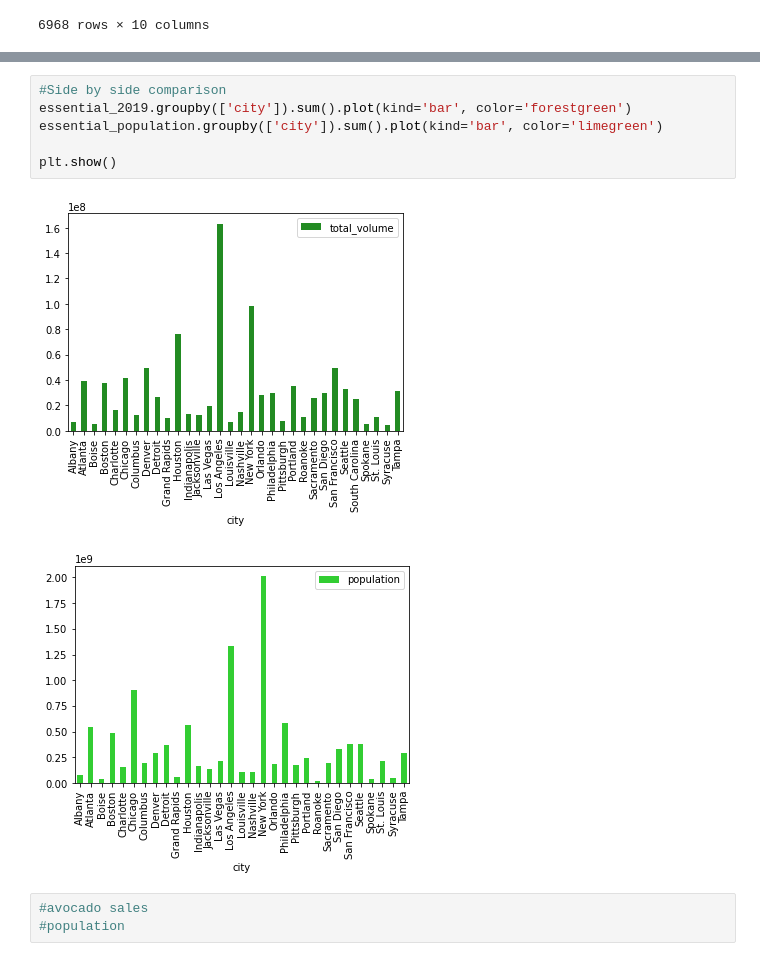
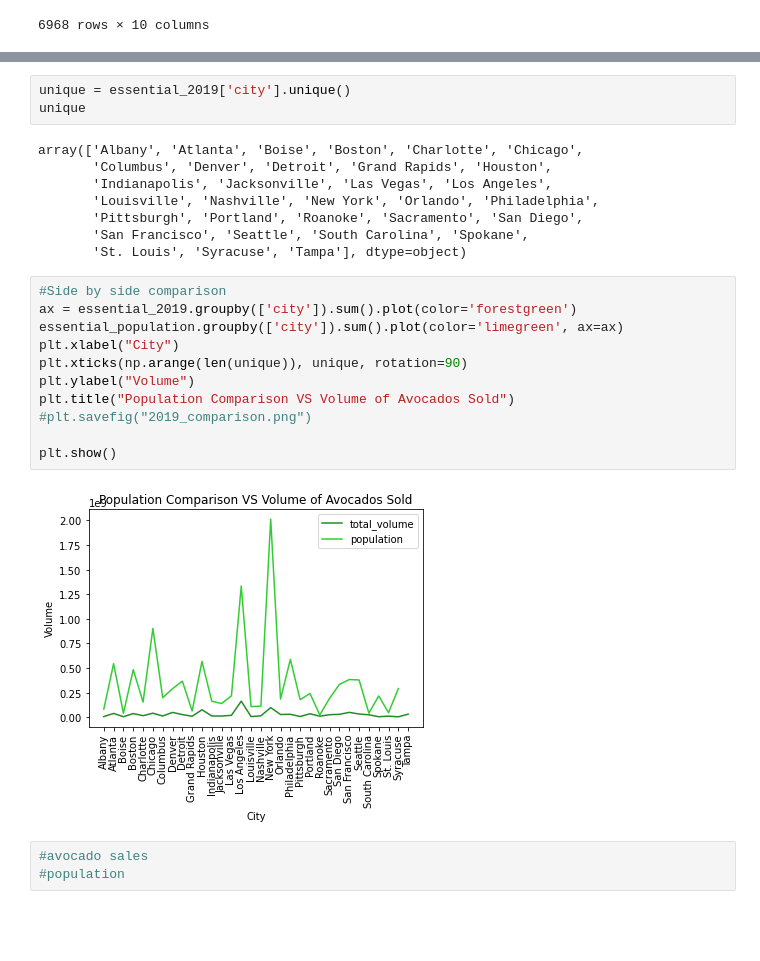
Before and after one commit to efennie/project_one, a Jupyter notebook: Question_1_update.ipynb, the cells around one changed output, grey strips where cells are left out. Saved outputs shown, nothing was run; the diff lists cells and outputs as text; blank space fills up the shorter version.

```diff
--- a/Question_1_update.ipynb
+++ b/Question_1_update.ipynb
@@ -231,12 +231,27 @@ plt.show()
+# %%
+unique = essential_2019['city'].unique()
+unique
+# %% [output]
+array(['Albany', 'Atlanta', 'Boise', 'Boston', 'Charlotte', 'Chicago',
+       'Columbus', 'Denver', 'Detroit', 'Grand Rapids', 'Houston',
+       'Indianapolis', 'Jacksonville', 'Las Vegas', 'Los Angeles',
+       'Louisville', 'Nashville', 'New York', 'Orlando', 'Philadelphia',
+       'Pittsburgh', 'Portland', 'Roanoke', 'Sacramento', 'San Diego',
+       'San Francisco', 'Seattle', 'South Carolina', 'Spokane',
+       'St. Louis', 'Syracuse', 'Tampa'], dtype=object)
 # %%
 #Side by side comparison
-essential_2019.groupby(['city']).sum().plot(kind='bar', color='forestgreen')
-essential_population.groupby(['city']).sum().plot(kind='bar', color='limegreen')
+ax = essential_2019.groupby(['city']).sum().plot(color='forestgreen')
+essential_population.groupby(['city']).sum().plot(color='limegreen', ax=ax)
+plt.xlabel("City")
+plt.xticks(np.arange(len(unique)), unique, rotation=90)
+plt.ylabel("Volume")
+plt.title("Population Comparison VS Volume of Avocados Sold")
+#plt.savefig("2019_comparison.png")
 
 plt.show()
 # %% [output]
-[figure, old version]
+[figure, new version]
-[figure, removed]
 # %%
 #avocado sales
 #population
```
Also changed, not shown: parts of 5 cells of this notebook.
